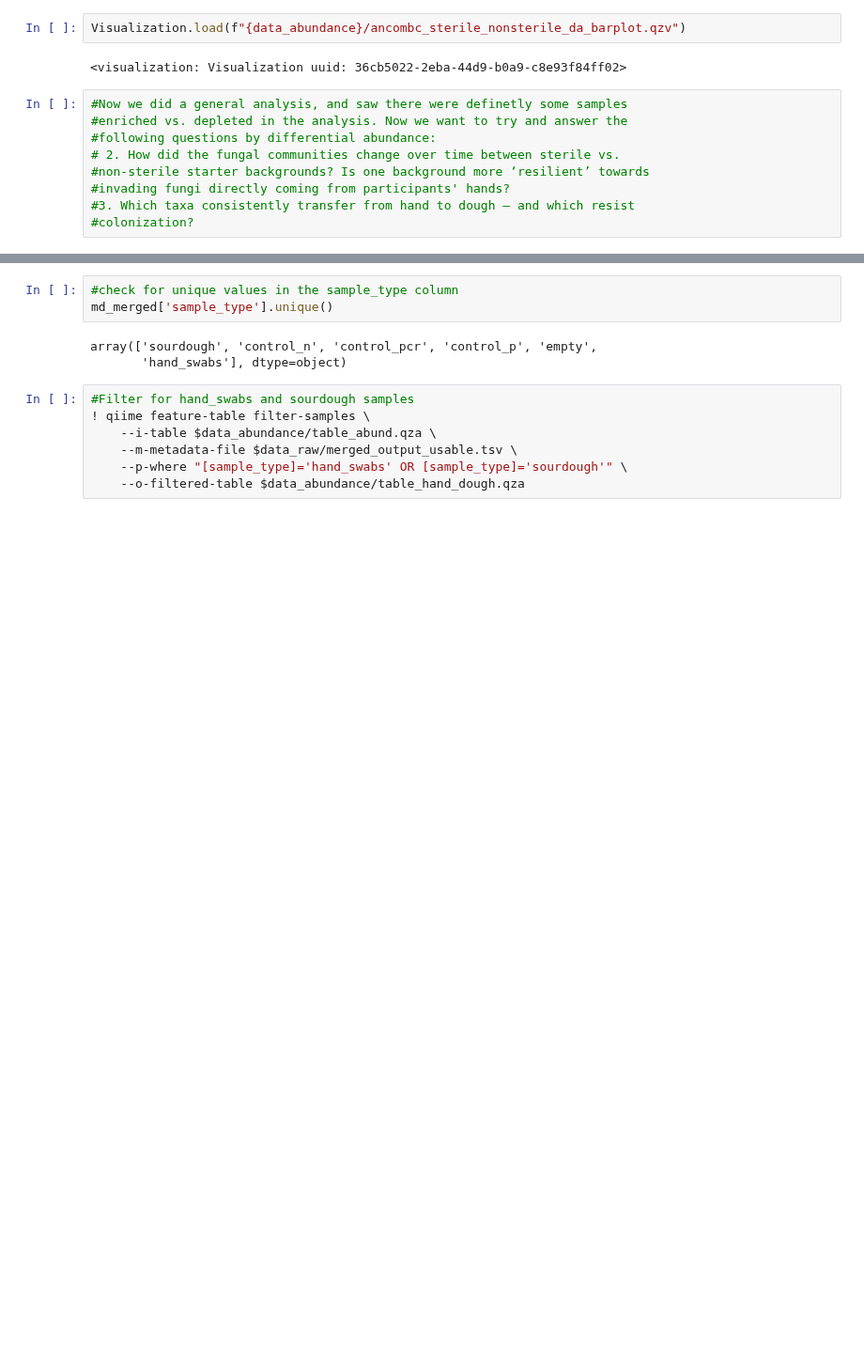
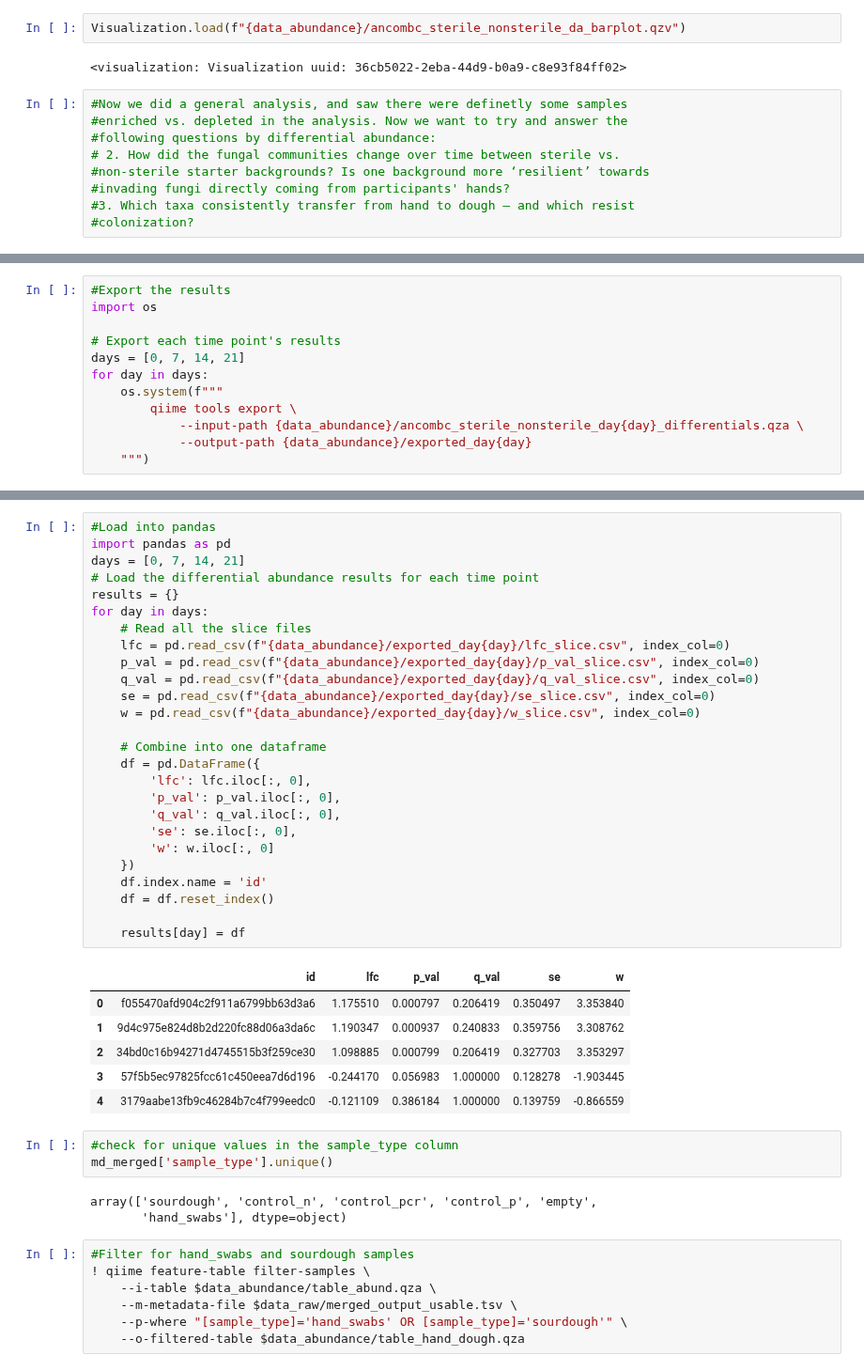
Before and after one commit to ninaaa-a/FermentYOU, a Jupyter notebook: Differential abundance.ipynb, the cells around one changed output, grey strips where cells are left out. Shown at 94% size. Drawn from its saved outputs; the diff is of its cells as text; blank space fills up the shorter version.

```diff
--- a/Differential abundance.ipynb
+++ b/Differential abundance.ipynb
@@ -123,0 +213,12 @@ Visualization.load(f"{data_abundance}/ancombc_sterile_nonsterile_da_barplot.qzv"
+# %%
+#Export the results
+import os
+
+# Export each time point's results
+days = [0, 7, 14, 21]
+for day in days:
+    os.system(f"""
+        qiime tools export \
+            --input-path {data_abundance}/ancombc_sterile_nonsterile_day{day}_differentials.qza \
+            --output-path {data_abundance}/exported_day{day}
+    """)
@@ -124,3 +309,36 @@ Visualization.load(f"{data_abundance}/ancombc_sterile_nonsterile_da_barplot.qzv"
+# %%
+#Load into pandas
+import pandas as pd
+days = [0, 7, 14, 21]
+# Load the differential abundance results for each time point
+results = {}
+for day in days:
+    # Read all the slice files
+    lfc = pd.read_csv(f"{data_abundance}/exported_day{day}/lfc_slice.csv", index_col=0)
+    p_val = pd.read_csv(f"{data_abundance}/exported_day{day}/p_val_slice.csv", index_col=0)
+    q_val = pd.read_csv(f"{data_abundance}/exported_day{day}/q_val_slice.csv", index_col=0)
+    se = pd.read_csv(f"{data_abundance}/exported_day{day}/se_slice.csv", index_col=0)
+    w = pd.read_csv(f"{data_abundance}/exported_day{day}/w_slice.csv", index_col=0)
+
+    # Combine into one dataframe
+    df = pd.DataFrame({
+        'lfc': lfc.iloc[:, 0],
+        'p_val': p_val.iloc[:, 0],
+        'q_val': q_val.iloc[:, 0],
+        'se': se.iloc[:, 0],
+        'w': w.iloc[:, 0]
+    })
+    df.index.name = 'id'
+    df = df.reset_index()
+
+    results[day] = df
+# %% [output]
+|  | id | lfc | p_val | q_val | se | w |
+| 0 | f055470afd904c2f911a6799bb63d3a6 | 1.175510 | 0.000797 | 0.206419 | 0.350497 | 3.353840 |
+| 1 | 9d4c975e824d8b2d220fc88d06a3da6c | 1.190347 | 0.000937 | 0.240833 | 0.359756 | 3.308762 |
+| 2 | 34bd0c16b94271d4745515b3f259ce30 | 1.098885 | 0.000799 | 0.206419 | 0.327703 | 3.353297 |
+| 3 | 57f5b5ec97825fcc61c450eea7d6d196 | -0.244170 | 0.056983 | 1.000000 | 0.128278 | -1.903445 |
+| 4 | 3179aabe13fb9c46284b7c4f799eedc0 | -0.121109 | 0.386184 | 1.000000 | 0.139759 | -0.866559 |
 # %%
 #check for unique values in the sample_type column
 md_merged['sample_type'].unique()
```
Also changed, not shown: parts of 14 cells of this notebook.
